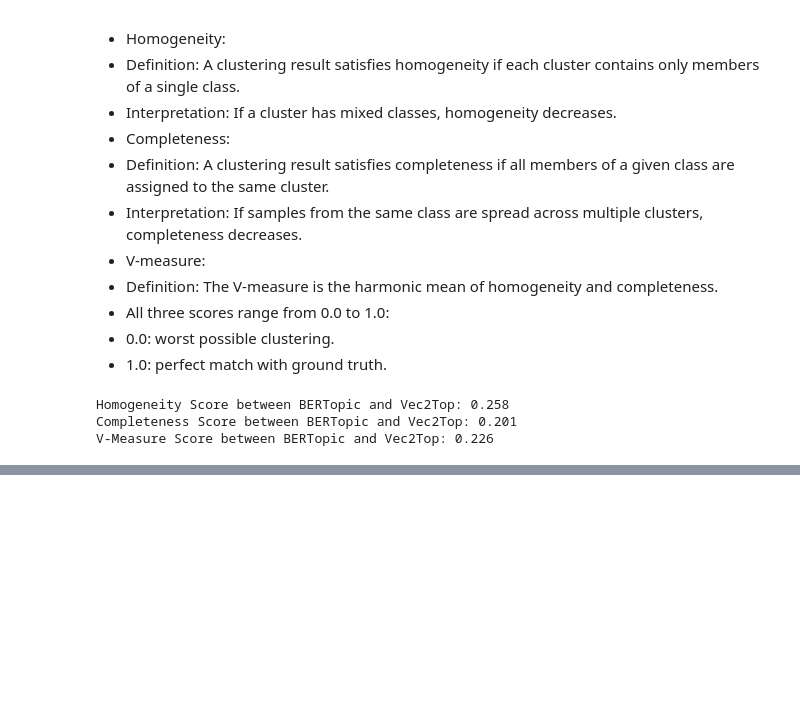
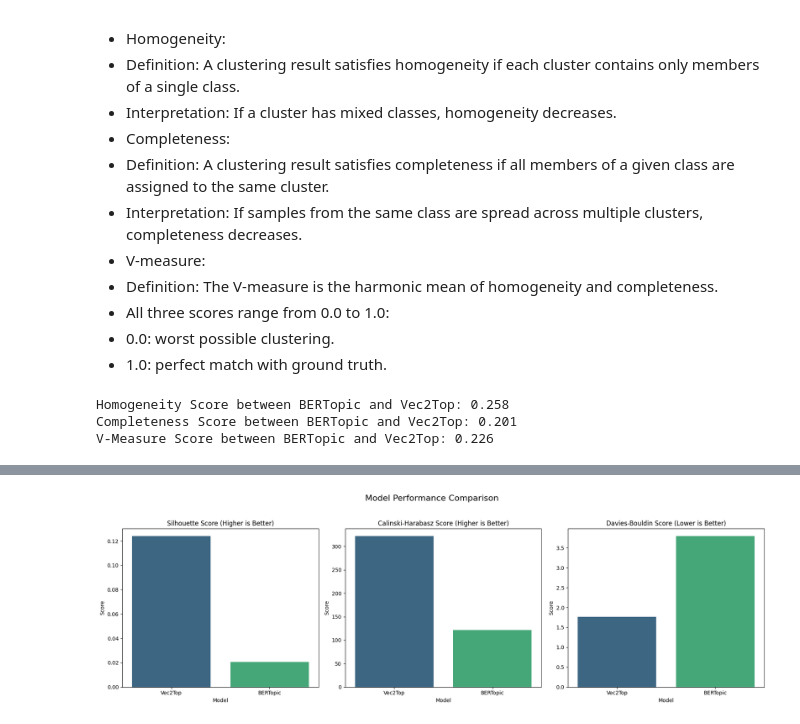
Before and after one commit to raz0208/Embedding-Analysis-and-Topic-Clustring, a Jupyter notebook: TopicModelling/EmbeddingsAnalysis_TopicClustering_ModernBERT.ipynb, the cells around one changed output, grey strips where cells are left out. Cells and saved outputs as stored; diff of their text form; code cells hidden in the pictures; blank space fills up the shorter version.

```diff
--- a/TopicModelling/EmbeddingsAnalysis_TopicClustering_ModernBERT.ipynb
+++ b/TopicModelling/EmbeddingsAnalysis_TopicClustering_ModernBERT.ipynb
@@ -844,0 +853,17 @@ V-Measure Score between BERTopic and Vec2Top: 0.226
+# %%
+# Create a dataframe of all evaluation results
+performance_data = {
+    'Metric': ['Silhouette', 'Silhouette', 'Calinski-Harabasz', 'Calinski-Harabasz', 'Davies-Bouldin', 'Davies-Bouldin'],
+    'Model': ['Vec2Top', 'BERTopic', 'Vec2Top', 'BERTopic', 'Vec2Top', 'BERTopic'],
+    'Score': [0.1239, 0.0207, 321.6611, 121.9700, 1.7618, 3.7913]
+}
+performance_df = pd.DataFrame(performance_data)
+
+agreement_data = {
+    'Metric': ['Adjusted Rand', 'NMI', 'Homogeneity', 'Completeness', 'V-Measure'],
+    'Score': [0.294, 0.226, 0.258, 0.201, 0.226]
+}
+agreement_df = pd.DataFrame(agreement_data)
+
+print(performance_df, "\n")
+print(agreement_df)
@@ -844,0 +885,32 @@ V-Measure Score between BERTopic and Vec2Top: 0.226
+# %%
+# --- Plot 1: Model Performance Metrics ---
+# Create a figure with 3 subplots
+fig, axes = plt.subplots(1, 3, figsize=(18, 6))
+fig.suptitle('Model Performance Comparison', fontsize=16)
+
+# Subplot 1: Silhouette Score
+sns.barplot(ax=axes[0], x='Model', y='Score', data=performance_df[performance_df['Metric'] == 'Silhouette'],
+            hue='Model', palette='viridis', legend=False)
+axes[0].set_title('Silhouette Score (Higher is Better)')
+axes[0].set_ylabel('Score')
+axes[0].set_xlabel('Model')
+
+# Subplot 2: Calinski-Harabasz Score
+sns.barplot(ax=axes[1], x='Model', y='Score', data=performance_df[performance_df['Metric'] == 'Calinski-Harabasz'],
+            hue='Model', palette='viridis', legend=False)
+axes[1].set_title('Calinski-Harabasz Score (Higher is Better)')
+axes[1].set_ylabel('Score')
+axes[1].set_xlabel('Model')
+
+# Subplot 3: Davies-Bouldin Score
+sns.barplot(ax=axes[2], x='Model', y='Score', data=performance_df[performance_df['Metric'] == 'Davies-Bouldin'],
+            hue='Model', palette='viridis', legend=False)
+axes[2].set_title('Davies-Bouldin Score (Lower is Better)')
+axes[2].set_ylabel('Score')
+axes[2].set_xlabel('Model')
+
+
+plt.tight_layout(rect=[0, 0.03, 1, 0.95])
+plt.savefig('model_performance_comparison.png')
+# %% [output]
+[figure, added]
```
Also changed, not shown: parts of 5 cells of this notebook.
